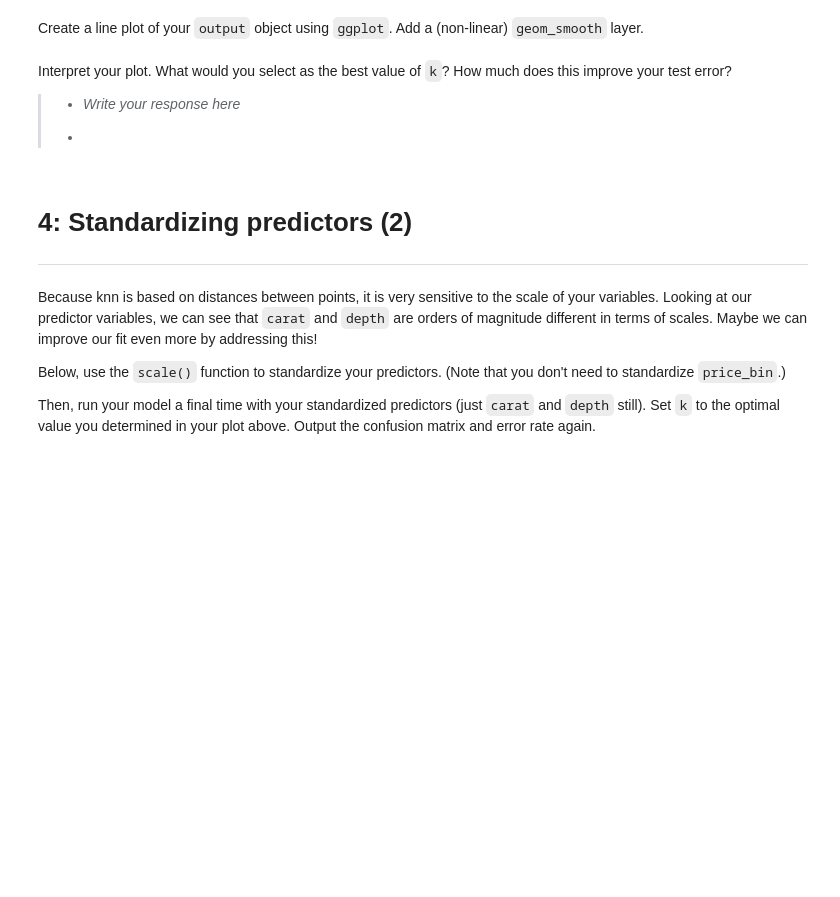
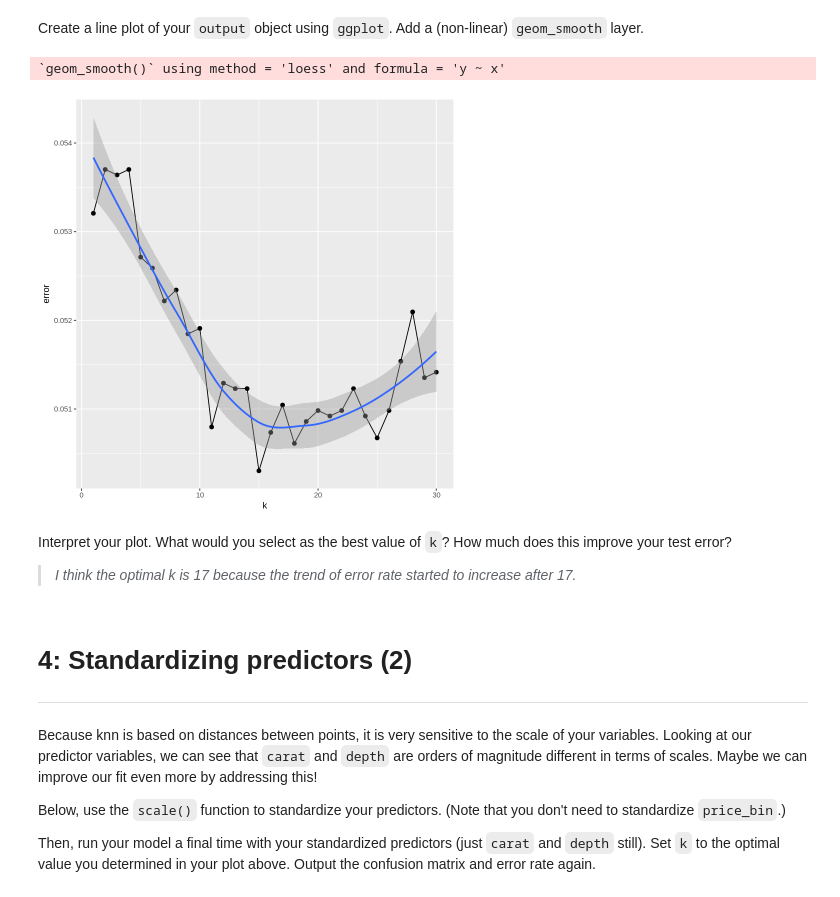
Before and after one commit to jialinli-21/Li_DSPN_S25, a Jupyter notebook: Exercise11.ipynb, the cells around one changed output. Drawn from its saved outputs; the diff is of its cells as text; code cells hidden in the pictures; blank space fills up the shorter version.

```diff
--- a/Exercise11.ipynb
+++ b/Exercise11.ipynb
@@ -44,2 +103,13 @@ set.seed(2023)
+# %%
+set.seed(2023)
+
+#training data pulls the "not test" rows
+train.preds <- cbind(train_set$carat, train_set$depth)
+train.price <- train_set$price_bin
+#testing data pulls the test rows
+test.preds <- cbind(test_set$carat, test_set$depth)
+
+#run knn
+test.price.knn <- knn(train.preds, test.preds, train.price, k = 3)
 # %% [markdown]
 Now, output a confusion matrix and calculate the test error to evaluate model performance.
@@ -62,0 +131,10 @@ Did your model predictions improve?
+# %%
+set.seed(2023)
+#training data pulls the "not test" rows
+train.preds <- cbind(train_set$carat, train_set$depth, train_set$x, train_set$y, train_set$table)
+train.price <- train_set$price_bin
+#testing data pulls the test rows
+test.preds <- cbind(test_set$carat, test_set$depth, test_set$x, test_set$y, test_set$table)
+
+#run knn
+test.price.knn1 <- knn(train.preds, test.preds, train.spec, k = 3)
@@ -80,10 +181,16 @@ head(output)
 # %%
 for (k in seq(1:30)) {
-    knn_fits  <- # your knn function here
+    #training data pulls the "not test" rows
+
+    train.preds <- cbind(train_set$carat, train_set$depth)
+    train.price <- train_set$price_bin
+    #testing data pulls the test rows
+    test.preds <- cbind(test_set$carat, test_set$depth)
+    knn_fits  <- knn(train.preds, test.preds, train.price, k = k)
 
     #overall error
-    conf_df  <- # data frame of test predictions versus actual test
-    output$error[k]  <- #calculate error from conf_df and add to your output dataframe
+    conf_df  <- data.frame(predicted = knn_fits, actual = test_set$price_bin) # data frame of test predictions versus actual test
+    output$error[k]  <- 1- mean(conf_df$predicted == conf_df$actual)#calculate error from conf_df and add to your output dataframe
 
 }
 head(output)
@@ -94,8 +209,14 @@ Create a line plot of your `output` object using `ggplot`. Add a (non-linear) `g
+# %%
+ggplot(output,aes(x=k,y=error)) +
+ geom_point(size=2)+
+ geom_line() +
+ geom_smooth()
+# %% [output]
+`geom_smooth()` using method = 'loess' and formula = 'y ~ x'
+[figure, added]
 # %% [markdown]
 Interpret your plot. What would you select as the best value of `k`? How much does this improve your test error?
-> * *Write your response here*
->
-> *
+> *I think the optimal k is 17 because the trend of error rate started to increase after 17.*
 # %% [markdown]
 # 4: Standardizing predictors (2)
 -----
```
Also changed, not shown: parts of 24 cells of this notebook.
